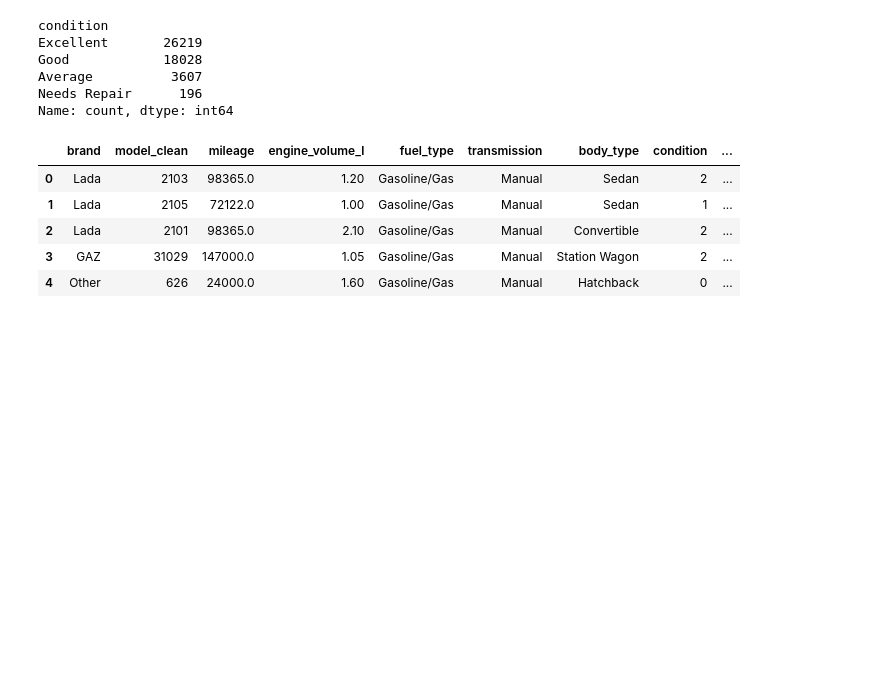
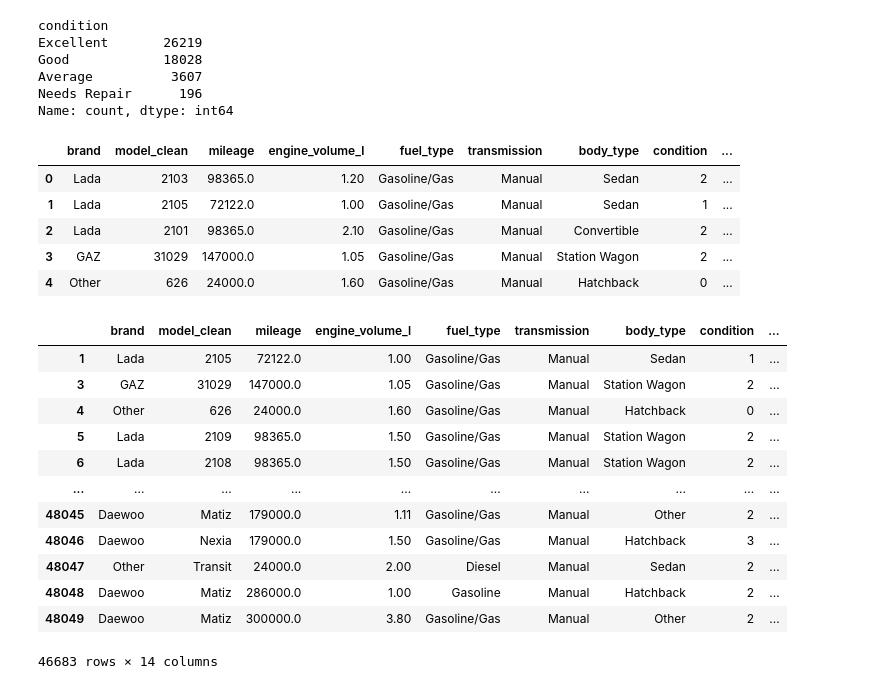
Before and after one commit to Javoh20111/Uzbekistan-car-analysis, a Jupyter notebook: notebooks/05_predictive_model.ipynb, the cells around one changed output. Cells and saved outputs as stored; diff of their text form; code cells hidden in the pictures; blank space fills up the shorter version.

```diff
--- a/notebooks/05_predictive_model.ipynb
+++ b/notebooks/05_predictive_model.ipynb
@@ -170,3 +171,24 @@ car_dataset.head()
 | 2 | Lada | 2101 | 98365.0 | 2.10 | Gasoline/Gas | Manual | Convertible | 2 | ... |
 | 3 | GAZ | 31029 | 147000.0 | 1.05 | Gasoline/Gas | Manual | Station Wagon | 2 | ... |
 | 4 | Other | 626 | 24000.0 | 1.60 | Gasoline/Gas | Manual | Hatchback | 0 | ... |
+# %%
+car_dataset = car_dataset[
+    (car_dataset["age"].between(0, 45)) &
+    (car_dataset["price_usd"].between(500, 100000))
+].copy()
+# %%
+car_dataset
+# %% [output]
+|  | brand | model_clean | mileage | engine_volume_l | fuel_type | transmission | body_type | condition | ... |
+| 1 | Lada | 2105 | 72122.0 | 1.00 | Gasoline/Gas | Manual | Sedan | 1 | ... |
+| 3 | GAZ | 31029 | 147000.0 | 1.05 | Gasoline/Gas | Manual | Station Wagon | 2 | ... |
+| 4 | Other | 626 | 24000.0 | 1.60 | Gasoline/Gas | Manual | Hatchback | 0 | ... |
+| 5 | Lada | 2109 | 98365.0 | 1.50 | Gasoline/Gas | Manual | Station Wagon | 2 | ... |
+| 6 | Lada | 2108 | 98365.0 | 1.50 | Gasoline/Gas | Manual | Station Wagon | 2 | ... |
+| ... | ... | ... | ... | ... | ... | ... | ... | ... | ... |
+| 48045 | Daewoo | Matiz | 179000.0 | 1.11 | Gasoline/Gas | Manual | Other | 2 | ... |
+| 48046 | Daewoo | Nexia | 179000.0 | 1.50 | Gasoline/Gas | Manual | Hatchback | 3 | ... |
+| 48047 | Other | Transit | 24000.0 | 2.00 | Diesel | Manual | Sedan | 2 | ... |
+| 48048 | Daewoo | Matiz | 286000.0 | 1.00 | Gasoline | Manual | Hatchback | 2 | ... |
+| 48049 | Daewoo | Matiz | 300000.0 | 3.80 | Gasoline/Gas | Manual | Other | 2 | ... |
+46683 rows × 14 columns
```
Also changed, not shown: parts of 16 cells of this notebook, 2 other files.
